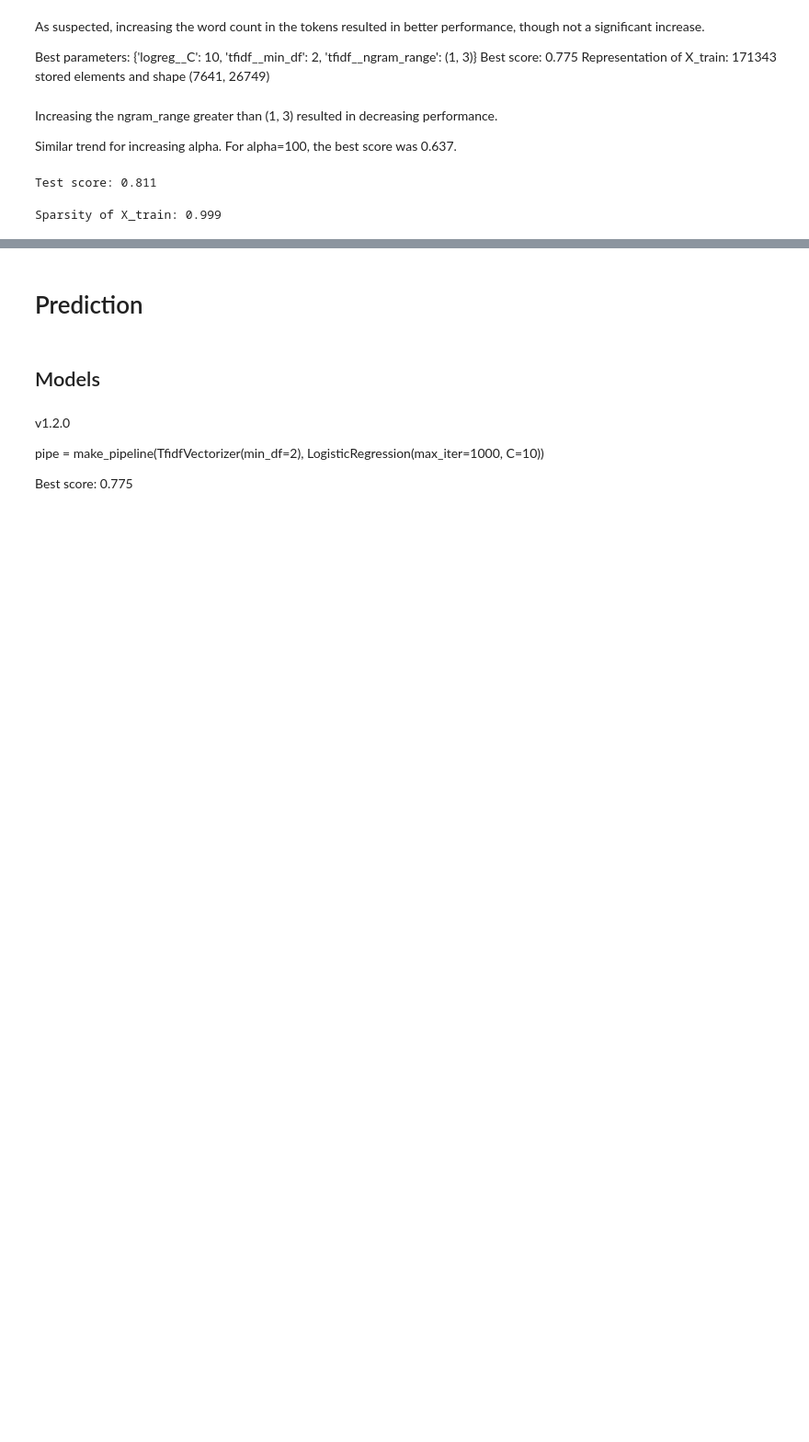
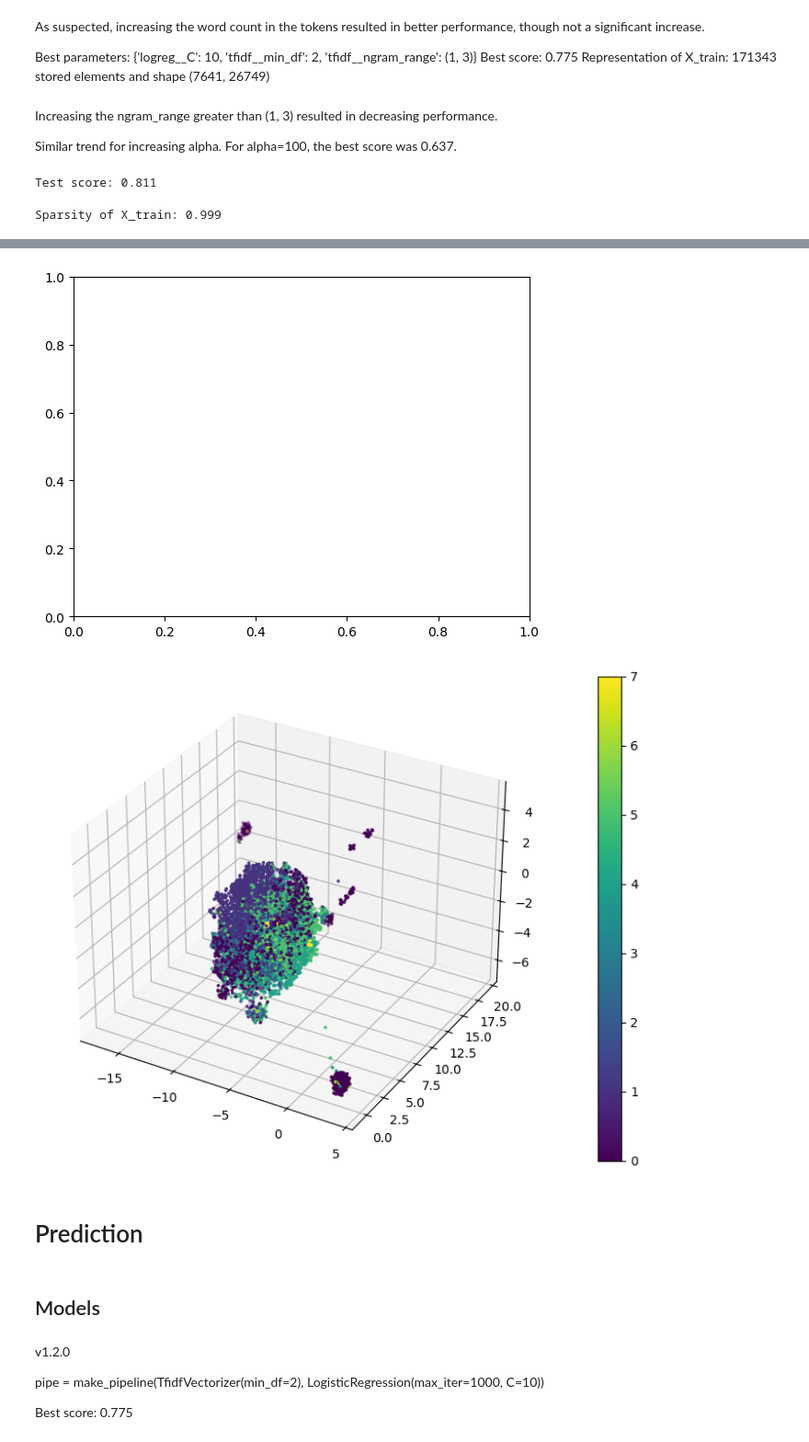
Before and after one commit to abhaykukade/classifying_math_prob_nlp, a Jupyter notebook: main.ipynb, the cells around one changed output, grey strips where cells are left out. Shown at 92% size. Cells and saved outputs as stored; diff of their text form; code cells hidden in the pictures; blank space fills up the shorter version.

```diff
--- a/main.ipynb
+++ b/main.ipynb
@@ -628,3 +688,8 @@ Sparsity of X_train: 0.999
+# %%
+draw_umap(X_train, y_train, n_neighbors=65, min_dist=0.8, metric='cosine', n_components=3)
+# %% [output]
+[figure, added]
+[figure, added]
 # %% [markdown]
 # Prediction
 # %% [markdown]
```
Also changed, not shown: parts of 10 cells of this notebook, 2 other files.
